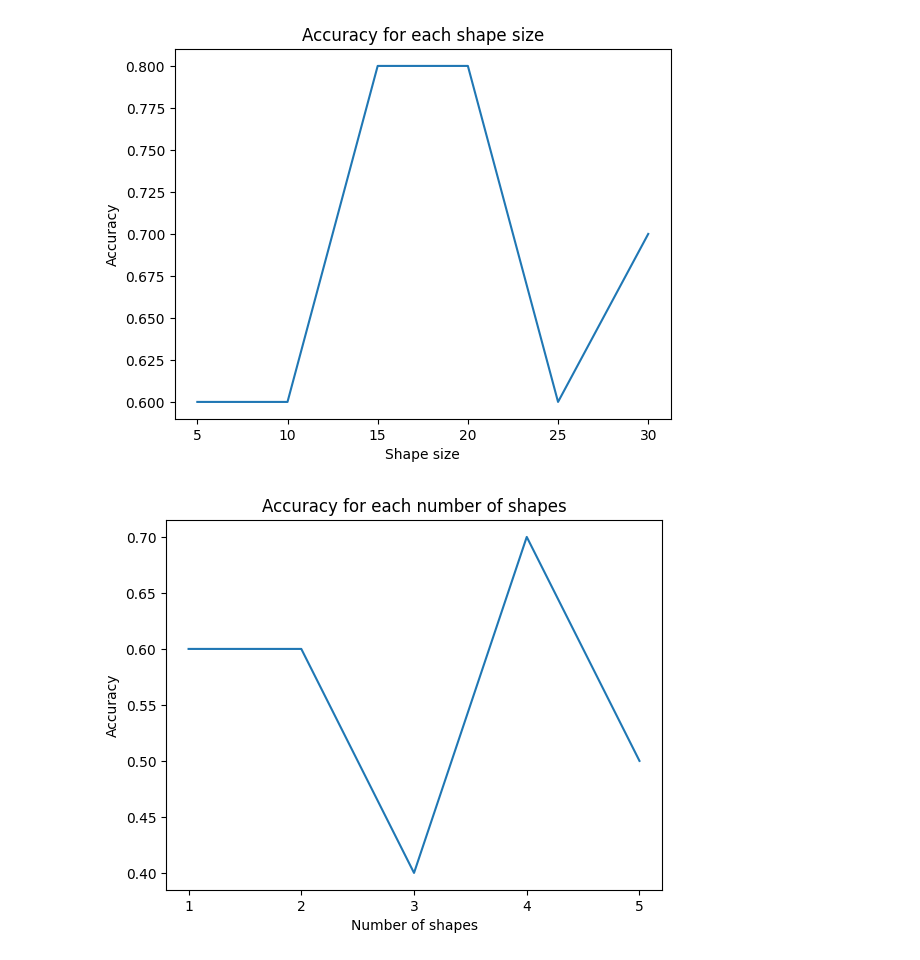
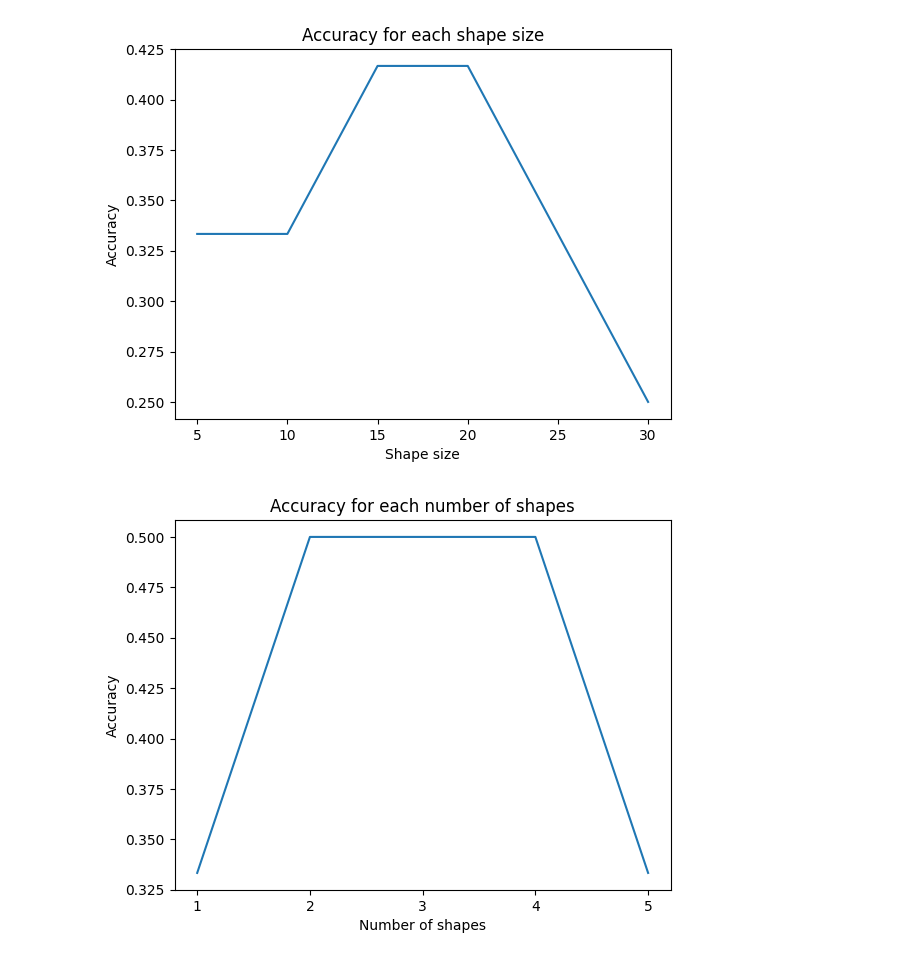
Before and after one commit to christianjensen2903/GridQA, a Jupyter notebook: analysis.ipynb, the cells around one changed output. Drawn from its saved outputs; the diff is of its cells as text; code cells hidden in the pictures.

Commit message:
🐛 Even distribution of transformations

```diff
--- a/analysis.ipynb
+++ b/analysis.ipynb
@@ -7,7 +7,7 @@ with open("dataset.json", "r") as f:
     dataset = [Sample.model_validate(sample) for sample in json.load(f)]
 
 # Load predictions
-with open("predictions_claude_sonnet.json", "r") as f:
+with open("predictions.json", "r") as f:
     predictions = json.load(f)
 # %%
 from matplotlib import pyplot as plt
@@ -19,7 +19,7 @@ accuracies = []
 for grid_size in grid_sizes:
     grid_size_samples = [sample for sample in dataset if sample.configuration.grid_size == grid_size and sample.configuration.shape_size == 5 and sample.configuration.number_of_shapes == 1]
     grid_size_samples_predictions = [predictions[sample.uuid] for sample in grid_size_samples]
-    accuracy = sum([pred == sample.transformation.type.value for pred, sample in zip(grid_size_samples_predictions, grid_size_samples)]) / len(grid_size_samples)
+    accuracy = sum([pred == sample.configuration.transformation_type.value for pred, sample in zip(grid_size_samples_predictions, grid_size_samples)]) / len(grid_size_samples)
     accuracies.append(accuracy)
 
 # Make a title, x label, and y label, x ticks
@@ -38,7 +38,7 @@ accuracies = []
 for shape_size in shape_sizes:
     shape_size_samples = [sample for sample in dataset if sample.configuration.shape_size == shape_size and sample.configuration.grid_size == 20 and sample.configuration.number_of_shapes == 1]
     shape_size_samples_predictions = [predictions[sample.uuid] for sample in shape_size_samples]
-    accuracy = sum([pred == sample.transformation.type.value for pred, sample in zip(shape_size_samples_predictions, shape_size_samples)]) / len(shape_size_samples)
+    accuracy = sum([pred == sample.configuration.transformation_type.value for pred, sample in zip(shape_size_samples_predictions, shape_size_samples)]) / len(shape_size_samples)
     accuracies.append(accuracy)
 
 plt.title("Accuracy for each shape size")
@@ -48,22 +48,22 @@ plt.xticks(shape_sizes)
 plt.plot(shape_sizes, accuracies)
 plt.show()
 # %% [output]
-[figure, old version]
+[figure, new version]
 # %%
 # Plot accuracy for each number of shapes
 x_axis = list(range(1, 6))
 accuracies = []
 for number_of_shapes in x_axis:
     number_of_shapes_samples = [sample for sample in dataset if sample.configuration.number_of_shapes == number_of_shapes and sample.configuration.shape_size == 5 and sample.configuration.grid_size == 20]
     number_of_shapes_samples_predictions = [predictions[sample.uuid] for sample in number_of_shapes_samples]
-    accuracy = sum([pred == sample.transformation.type.value for pred, sample in zip(number_of_shapes_samples_predictions, number_of_shapes_samples)]) / len(number_of_shapes_samples)
+    accuracy = sum([pred == sample.configuration.transformation_type.value for pred, sample in zip(number_of_shapes_samples_predictions, number_of_shapes_samples)]) / len(number_of_shapes_samples)
     accuracies.append(accuracy)
 
 plt.title("Accuracy for each number of shapes")
 plt.xlabel("Number of shapes")
 plt.ylabel("Accuracy")
 plt.xticks(x_axis)
 plt.plot(x_axis, accuracies)
 plt.show()
 # %% [output]
-[figure, old version]
+[figure, new version]
```
Also changed, not shown: parts of 1 cell of this notebook, 5 other files.
